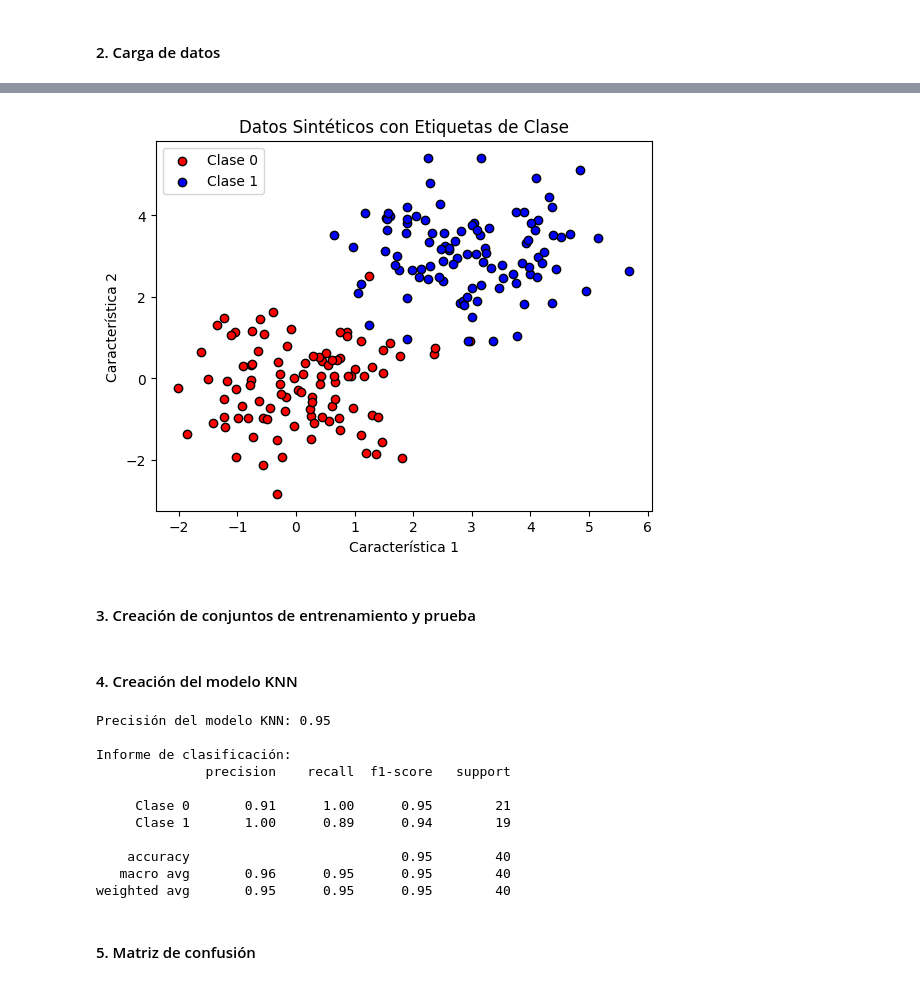
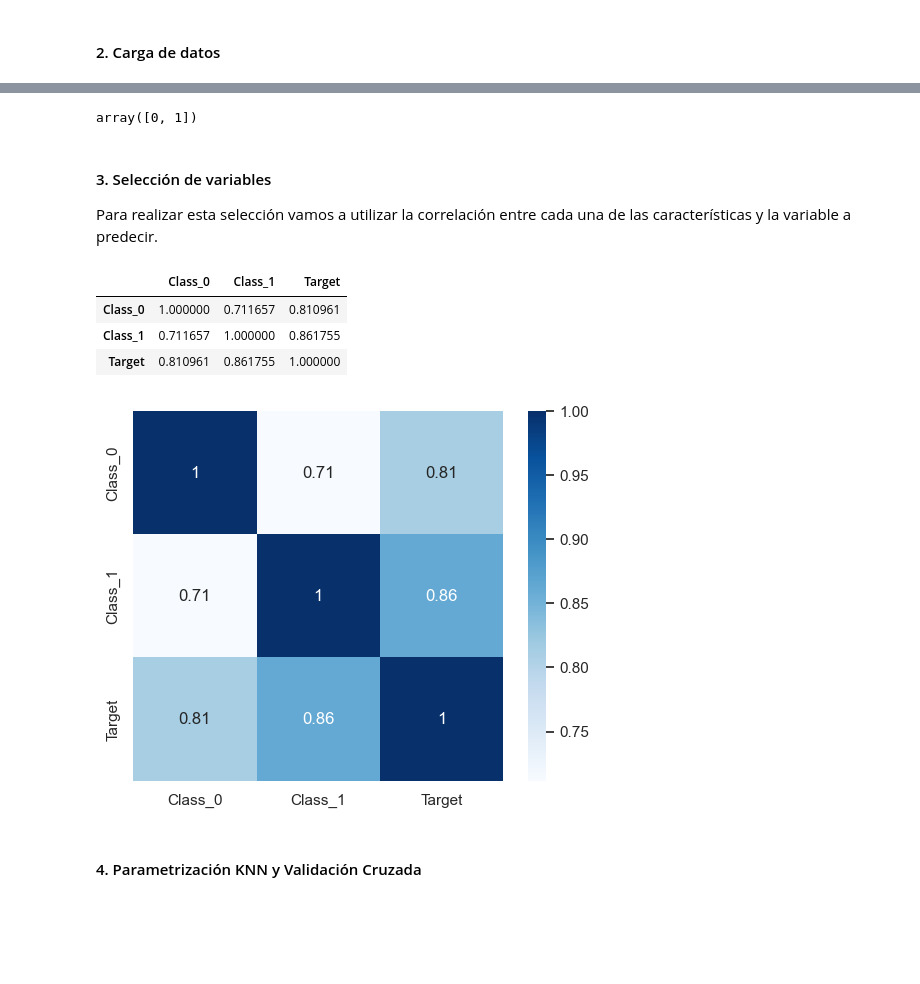
Before and after one commit to viorbe20/ai-machine-learning-systems, a Jupyter notebook: ej1-naive-bayes-knn.ipynb, the cells around one changed output, grey strips where cells are left out. Drawn from its saved outputs; the diff is of its cells as text; code cells hidden in the pictures; blank space fills up the shorter version.

```diff
--- a/ej1-naive-bayes-knn.ipynb
+++ b/ej1-naive-bayes-knn.ipynb
@@ -65,18 +62,0 @@ df_classes
-# %%
-import matplotlib.pyplot as plt
-
-colors = ('red', 'blue')
-
-for i, data in enumerate((class_0_data, class_1_data)):
-    plt.scatter(data[:, 0], data[:, 1], c=colors[i], edgecolor='k', label=f"Clase {i}")
-
-plt.title('Datos Sintéticos con Etiquetas de Clase')
-plt.xlabel('Característica 1')
-plt.ylabel('Característica 2')
-plt.legend()
-
-plt.show()
-# %% [output]
-[figure, removed]
-# %% [markdown]
-#### 3. Creación de conjuntos de entrenamiento y prueba
@@ -92,34 +63,27 @@ X_train, X_test, y_train, y_test = train_test_split(X, y, test_size=0.2, random_
+# %%
+# Comprobamos valores de la columna Label
+df_classes['Target'].unique()
+# %% [output]
+array([0, 1])
+# %% [markdown]
+#### 3. Selección de variables
+Para realizar esta selección vamos a utilizar la correlación entre cada una de las características y la variable a predecir.
+# %%
+import seaborn as sns
+
+sns.set()
+sns.heatmap(df_classes.corr(), square=True, annot=True, cmap='Blues')
+
+# Las variables con una correlación cercana a 1 tienen una correlación positiva fuerte,
+# mientras que las variables con una correlación cercana a -1 tienen una correlación negativa fuerte.
+# Si la correlación está cerca de 0, las variables están débilmente correlacionadas.
+
+df_classes.corr()
+# %% [output]
+|  | Class_0 | Class_1 | Target |
+| Class_0 | 1.000000 | 0.711657 | 0.810961 |
+| Class_1 | 0.711657 | 1.000000 | 0.861755 |
+| Target | 0.810961 | 0.861755 | 1.000000 |
+[figure, added]
 # %% [markdown]
-#### 4. Creación del modelo KNN
+#### 4. Parametrización KNN y Validación Cruzada
-# %%
-from sklearn.neighbors import KNeighborsClassifier
-from sklearn.metrics import accuracy_score, classification_report
-
-# Crear y entrenar el modelo KNN
-knn_model = KNeighborsClassifier(n_neighbors=3)
-knn_model.fit(X_train, y_train)
-
-# Realizar predicciones en el conjunto de prueba
-y_pred = knn_model.predict(X_test)
-
-# Evaluar la precisión del modelo
-accuracy = accuracy_score(y_test, y_pred)
-print(f'Precisión del modelo KNN: {accuracy}')
-
-# Mostrar el informe de clasificación
-print("\nInforme de clasificación:")
-print(classification_report(y_test, y_pred, target_names=['Clase 0', 'Clase 1']))
-# %% [output]
-Precisión del modelo KNN: 0.95
-
-Informe de clasificación:
-              precision    recall  f1-score   support
-
-     Clase 0       0.91      1.00      0.95        21
-     Clase 1       1.00      0.89      0.94        19
-
-    accuracy                           0.95        40
-   macro avg       0.96      0.95      0.95        40
-weighted avg       0.95      0.95      0.95        40
-# %% [markdown]
-#### 5. Matriz de confusión
```
Also changed, not shown: parts of 12 cells of this notebook.
